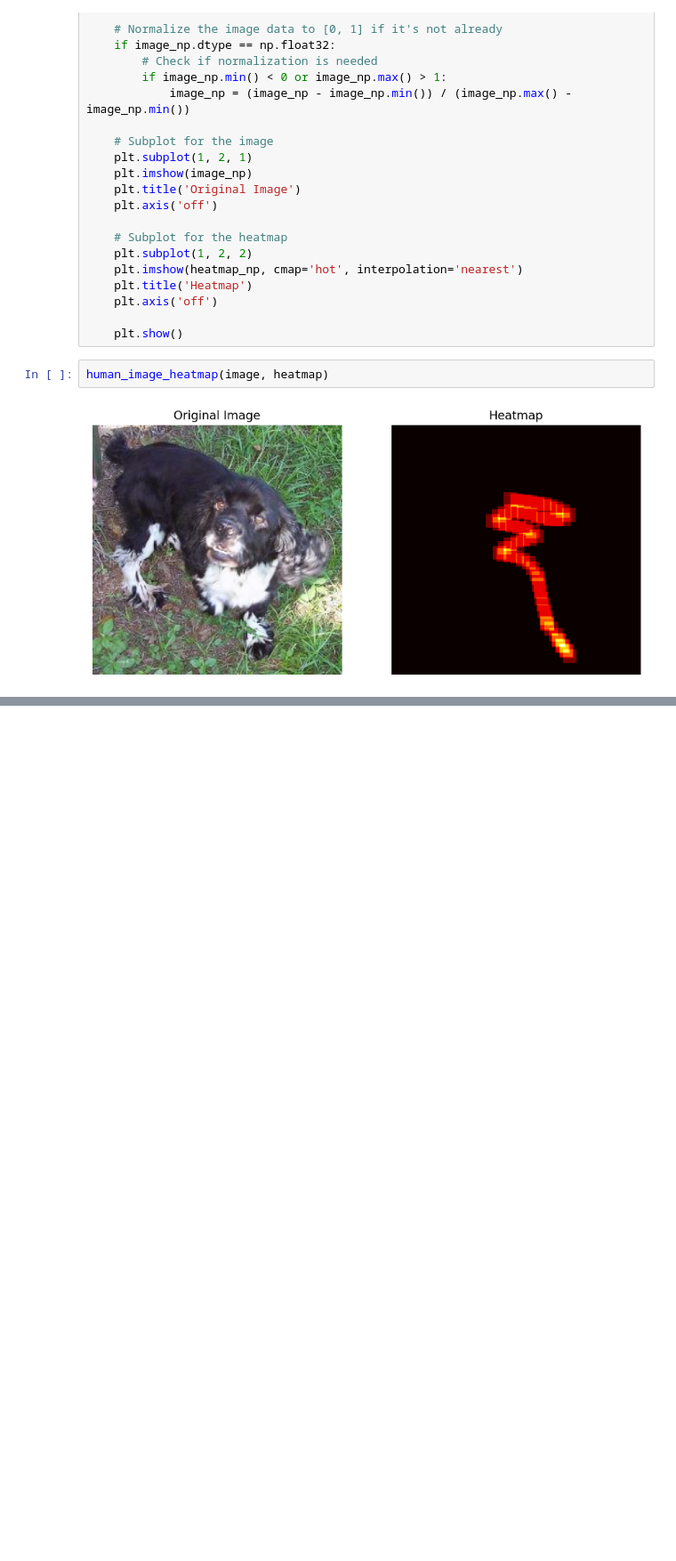
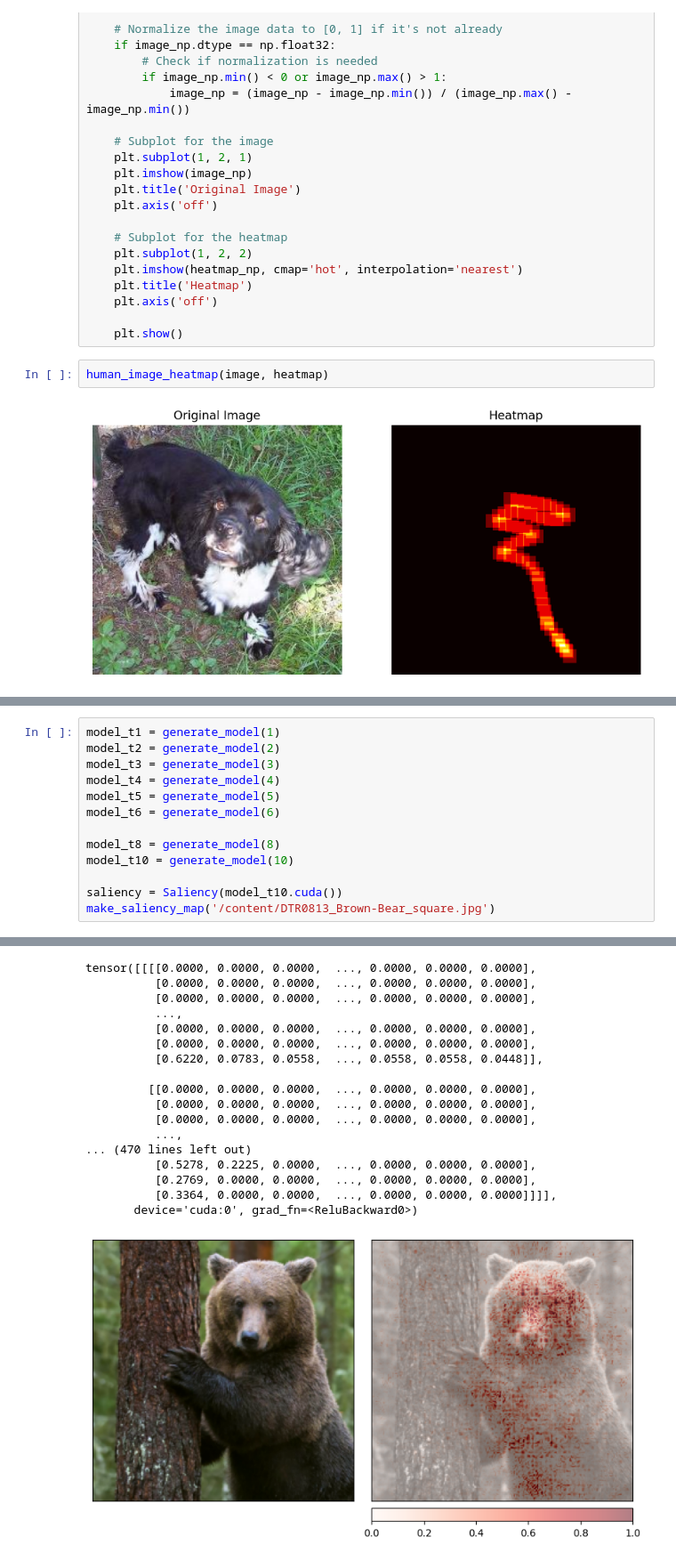
Before and after one commit to glet2024/CLPS-1291-FP, a Jupyter notebook: NEW_Comp_Methods_Final_Project.ipynb, the cells around one changed output, grey strips where cells are left out. Shown at 89% size. Cells and saved outputs as stored; diff of their text form; blank space fills up the shorter version.

```diff
--- a/NEW_Comp_Methods_Final_Project.ipynb
+++ b/NEW_Comp_Methods_Final_Project.ipynb
@@ -537,0 +561,14 @@ NameError: ignored
+# %%
+model_t1 = generate_model(1)
+model_t2 = generate_model(2)
+model_t3 = generate_model(3)
+model_t4 = generate_model(4)
+model_t5 = generate_model(5)
+model_t6 = generate_model(6)
+
+model_t8 = generate_model(8)
+model_t10 = generate_model(10)
+
+saliency = Saliency(model_t10.cuda())
+make_saliency_map('/content/DTR0813_Brown-Bear_square.jpg')
+# %% [output]
@@ -537,0 +576,18 @@ NameError: ignored
+tensor([[[[0.0000, 0.0000, 0.0000,  ..., 0.0000, 0.0000, 0.0000],
+          [0.0000, 0.0000, 0.0000,  ..., 0.0000, 0.0000, 0.0000],
+          [0.0000, 0.0000, 0.0000,  ..., 0.0000, 0.0000, 0.0000],
+          ...,
+          [0.0000, 0.0000, 0.0000,  ..., 0.0000, 0.0000, 0.0000],
+          [0.0000, 0.0000, 0.0000,  ..., 0.0000, 0.0000, 0.0000],
+          [0.6220, 0.0783, 0.0558,  ..., 0.0558, 0.0558, 0.0448]],
+
+         [[0.0000, 0.0000, 0.0000,  ..., 0.0000, 0.0000, 0.0000],
+          [0.0000, 0.0000, 0.0000,  ..., 0.0000, 0.0000, 0.0000],
+          [0.0000, 0.0000, 0.0000,  ..., 0.0000, 0.0000, 0.0000],
+          ...,
+... (470 lines left out)
+          [0.5278, 0.2225, 0.0000,  ..., 0.0000, 0.0000, 0.0000],
+          [0.2769, 0.0000, 0.0000,  ..., 0.0000, 0.0000, 0.0000],
+          [0.3364, 0.0000, 0.0000,  ..., 0.0000, 0.0000, 0.0000]]]],
+       device='cuda:0', grad_fn=<ReluBackward0>)
+[figure, added]
```
Also changed, not shown: parts of 21 cells of this notebook.
